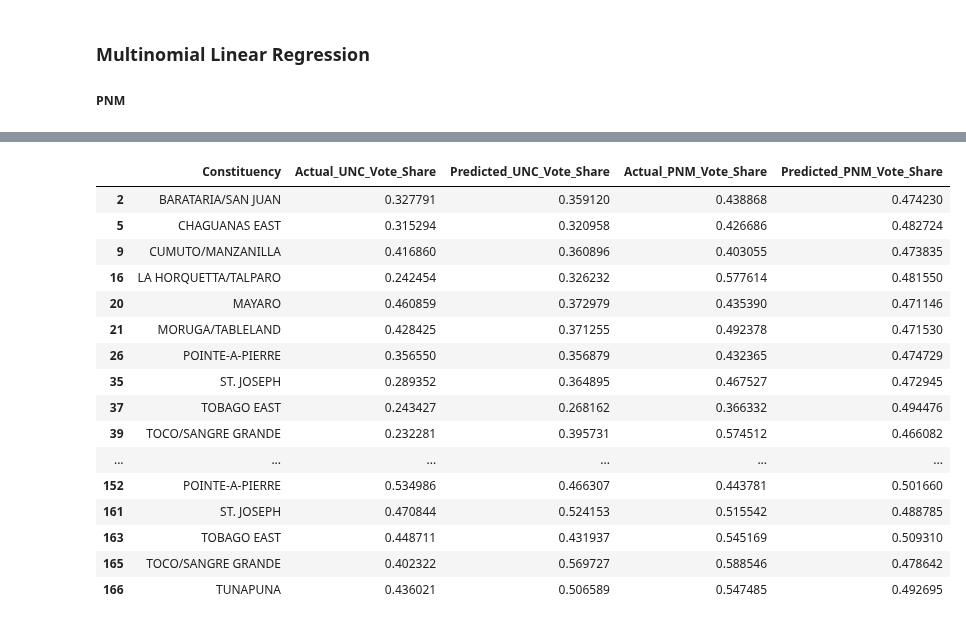
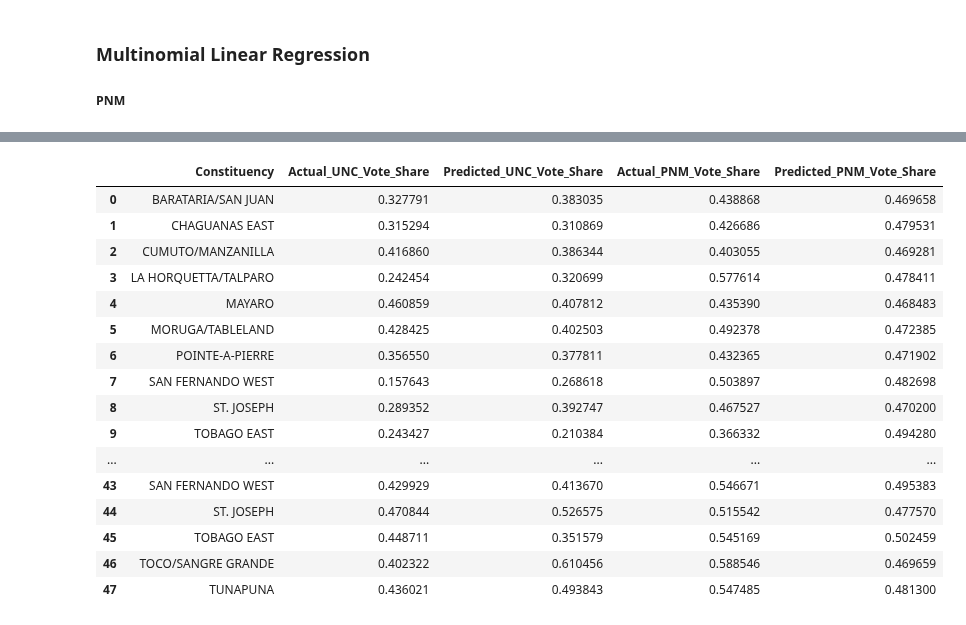
Before and after one commit to CorporaCorporate/COMP-3610-Project, a Jupyter notebook: feature-engineering.ipynb, the cells around one changed output, grey strips where cells are left out. Drawn from its saved outputs; the diff is of its cells as text; code cells hidden in the pictures.

```diff
--- a/feature-engineering.ipynb
+++ b/feature-engineering.ipynb
@@ -2443,3 +418,29 @@ Training Accuracy:  0.5
 ### Multinomial Linear Regression
 
 ##### PNM
+# %%
+import pandas as pd
+
+# Replace with the path to your Excel file
+df = pd.read_excel('csvs/collated-tt-election-results.xlsx', sheet_name='ELECTORAL_ELASTICITY', skiprows=0, header=1)
+
+# Mapping for encoding the categorical values
+encoding_map = {
+    'VERY LOW': 1,
+    'LOW': 2,
+    'MODERATE': 3,
+    'HIGH': 4,
+    'VERY HIGH': 5
+}
+
+# Apply encoding to the 'ELASTICITY' and 'SWING_PROB' columns
+df['ELASTICITY'] = df['ELASTICITY'].replace(encoding_map)
+df['SWING_PROB'] = df['SWING_PROB'].replace(encoding_map)
+
+# Display the transformed DataFrame
+# df
+# %%
+df_marginal_seats = pd.merge(df_marginal_seats, df, left_on=['Year', 'CONSTITUENCIES'], right_on=['YEAR', 'DISTRICT'], how='inner')
+
+# Display the merged DataFrame
+df_marginal_seats
@@ -2519,38 +589,33 @@ Marginal Seats Regression Results:
 # %%
 from sklearn.linear_model import Ridge
 from sklearn.model_selection import GridSearchCV
-from sklearn.preprocessing import StandardScaler
-from sklearn.pipeline import Pipeline
 
 # Create a pipeline with feature scaling (StandardScaler) and Ridge regression
 model = Ridge()
 
-# Define the expanded parameter grid for hyperparameter tuning
 param_grid = {
-    'alpha': [0.1, 1, 10, 100],  # Regularization strength for Ridge
+    'alpha': [0.1, 1, 10, 100]  # Regularization strength for Ridge
 }
 
-# Set up GridSearchCV for hyperparameter tuning
+#hyperparameter tuning
 grid_search = GridSearchCV(estimator=model, param_grid=param_grid, cv=5, n_jobs=-1, verbose=2)
 
-# Fit the model using the training data
 grid_search.fit(X_marginal_train, y_marginal_train)
 
-# Get the best parameters and the best model
 print(f"Best parameters found: {grid_search.best_params_}")
-best_model = grid_search.best_estimator_
+best_model_marg = grid_search.best_estimator_
 
 # Make predictions on the test set
-y_marginal_pred_tuned = best_model.predict(X_marginal)
+y_marginal_pred_tuned = best_model_marg.predict(X_marginal)
 
-# Flatten the arrays for actual and predicted values (separating UNC and PNM predictions)
+
 actual_unc = y_marginal['U.N.C._VOTES_%'].values
 predicted_unc = y_marginal_pred_tuned[:, 0]  # UNC predictions (first column)
 
 actual_pnm = y_marginal['P.N.M._VOTES_%'].values
 predicted_pnm = y_marginal_pred_tuned[:, 1]  # PNM predictions (second column)
 
-# Compute the MSE and R² for both UNC and PNM
+# Compute the MSE and R^2 for both UNC and PNM
 mse_unc = mean_squared_error(actual_unc, predicted_unc)
 r2_unc = r2_score(actual_unc, predicted_unc)
 
@@ -2563,7 +628,6 @@ print(f"R-squared (R²) for UNC predictions: {r2_unc}")
 print(f"Mean Squared Error (MSE) for PNM predictions: {mse_pnm}")
 print(f"R-squared (R²) for PNM predictions: {r2_pnm}")
 
-# Create a DataFrame to compare actual and predicted values for both parties
 marginal_results_df_tuned = pd.DataFrame({
     'Constituency': df_marginal_seats_model['CONSTITUENCIES'],
     'Actual_UNC_Vote_Share': actual_unc,
@@ -2572,7 +636,6 @@ marginal_results_df_tuned = pd.DataFrame({
     'Predicted_PNM_Vote_Share': predicted_pnm
 })
 
-# Display the results
 print("\nTuned Model Marginal Seats Regression Results:\n")
 marginal_results_df_tuned
 # %% [output]
@@ -2585,22 +657,22 @@ R-squared (R²) for PNM predictions: 0.2437919239639037
 
 Tuned Model Marginal Seats Regression Results:
 |  | Constituency | Actual_UNC_Vote_Share | Predicted_UNC_Vote_Share | Actual_PNM_Vote_Share | Predicted_PNM_Vote_Share |
-| 2 | BARATARIA/SAN JUAN | 0.327791 | 0.359120 | 0.438868 | 0.474230 |
-| 5 | CHAGUANAS EAST | 0.315294 | 0.320958 | 0.426686 | 0.482724 |
-| 9 | CUMUTO/MANZANILLA | 0.416860 | 0.360896 | 0.403055 | 0.473835 |
-| 16 | LA HORQUETTA/TALPARO | 0.242454 | 0.326232 | 0.577614 | 0.481550 |
-| 20 | MAYARO | 0.460859 | 0.372979 | 0.435390 | 0.471146 |
-| 21 | MORUGA/TABLELAND | 0.428425 | 0.371255 | 0.492378 | 0.471530 |
-| 26 | POINTE-A-PIERRE | 0.356550 | 0.356879 | 0.432365 | 0.474729 |
-| 35 | ST. JOSEPH | 0.289352 | 0.364895 | 0.467527 | 0.472945 |
-| 37 | TOBAGO EAST | 0.243427 | 0.268162 | 0.366332 | 0.494476 |
-| 39 | TOCO/SANGRE GRANDE | 0.232281 | 0.395731 | 0.574512 | 0.466082 |
+| 0 | BARATARIA/SAN JUAN | 0.327791 | 0.383035 | 0.438868 | 0.469658 |
+| 1 | CHAGUANAS EAST | 0.315294 | 0.310869 | 0.426686 | 0.479531 |
+| 2 | CUMUTO/MANZANILLA | 0.416860 | 0.386344 | 0.403055 | 0.469281 |
+| 3 | LA HORQUETTA/TALPARO | 0.242454 | 0.320699 | 0.577614 | 0.478411 |
+| 4 | MAYARO | 0.460859 | 0.407812 | 0.435390 | 0.468483 |
+| 5 | MORUGA/TABLELAND | 0.428425 | 0.402503 | 0.492378 | 0.472385 |
+| 6 | POINTE-A-PIERRE | 0.356550 | 0.377811 | 0.432365 | 0.471902 |
+| 7 | SAN FERNANDO WEST | 0.157643 | 0.268618 | 0.503897 | 0.482698 |
+| 8 | ST. JOSEPH | 0.289352 | 0.392747 | 0.467527 | 0.470200 |
+| 9 | TOBAGO EAST | 0.243427 | 0.210384 | 0.366332 | 0.494280 |
 | ... | ... | ... | ... | ... | ... |
-| 152 | POINTE-A-PIERRE | 0.534986 | 0.466307 | 0.443781 | 0.501660 |
-| 161 | ST. JOSEPH | 0.470844 | 0.524153 | 0.515542 | 0.488785 |
-| 163 | TOBAGO EAST | 0.448711 | 0.431937 | 0.545169 | 0.509310 |
-| 165 | TOCO/SANGRE GRANDE | 0.402322 | 0.569727 | 0.588546 | 0.478642 |
-| 166 | TUNAPUNA | 0.436021 | 0.506589 | 0.547485 | 0.492695 |
+| 43 | SAN FERNANDO WEST | 0.429929 | 0.413670 | 0.546671 | 0.495383 |
+| 44 | ST. JOSEPH | 0.470844 | 0.526575 | 0.515542 | 0.477570 |
+| 45 | TOBAGO EAST | 0.448711 | 0.351579 | 0.545169 | 0.502459 |
+| 46 | TOCO/SANGRE GRANDE | 0.402322 | 0.610456 | 0.588546 | 0.469659 |
+| 47 | TUNAPUNA | 0.436021 | 0.493843 | 0.547485 | 0.481300 |
 # %%
 from sklearn.metrics import mean_squared_error, r2_score
 import matplotlib.pyplot as plt
```
Also changed, not shown: parts of 266 cells of this notebook, 11 other files.
